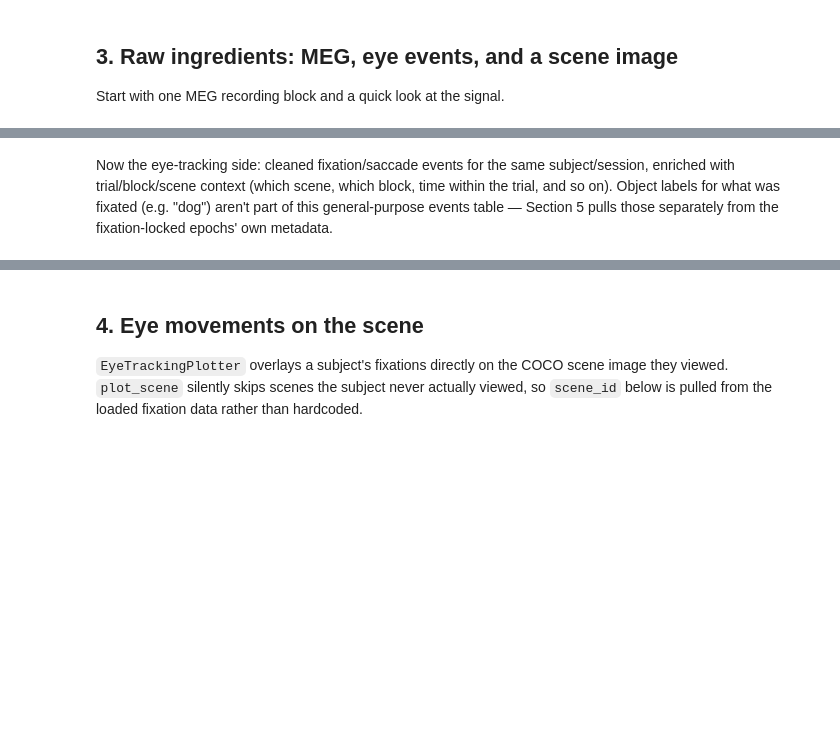
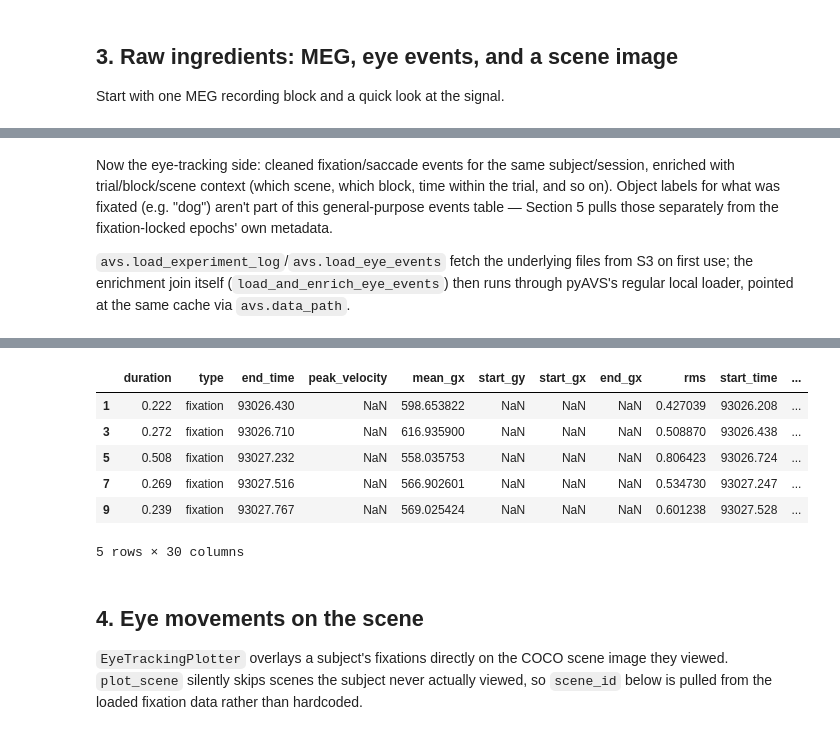
Before and after one commit to KietzmannLab/pyavs, a Jupyter notebook: examples/pyavs_colab_quickstart.ipynb, the cells around one changed output, grey strips where cells are left out. Drawn from its saved outputs; the diff is of its cells as text; code cells hidden in the pictures; blank space fills up the shorter version.

```diff
--- a/examples/pyavs_colab_quickstart.ipynb
+++ b/examples/pyavs_colab_quickstart.ipynb
@@ -89,6 +42,0 @@ done
-# %%
-import pyavs
-
-pyavs.set_data_path(str(DATA_DIR))
-
-pyavs.check_data_availability(subject_id=1, session=1)
@@ -102,5 +45,5 @@ ModuleNotFoundError: No module named 'torch'
 
 Start with one MEG recording block and a quick look at the signal.
 # %%
-raw = pyavs.load_meg_raw(subject_id=1, session=1, run=1, data_path=str(DATA_DIR), preload=True, verbose=True)
+raw = avs.load_meg_raw(subject_id=1, session=1, run=1, preload=True, verbose=True)
 raw
@@ -112,9 +88,17 @@ enriched with trial/block/scene context (which scene, which block, time within t
 and so on). Object labels for what was fixated (e.g. "dog") aren't part of this
 general-purpose events table — Section 5 pulls those separately from the fixation-locked
 epochs' own metadata.
+
+`avs.load_experiment_log`/`avs.load_eye_events` fetch the underlying files from S3 on first
+use; the enrichment join itself (`load_and_enrich_eye_events`) then runs through pyAVS's
+regular local loader, pointed at the same cache via `avs.data_path`.
 # %%
-explog_df, events_df = pyavs.load_and_enrich_eye_events(subjects=[1], sessions=[1], data_path=str(DATA_DIR))
+avs.load_experiment_log(subject_id=1, session=1)
+avs.load_eye_events(subject_id=1, session=1)
+
+explog_df, events_df = pyavs.load_and_enrich_eye_events(subjects=[1], sessions=[1], data_path=avs.data_path)
 
 fixations = events_df[(events_df["type"] == "fixation") & (events_df["recording"] == "scene")]
 print(f"{len(fixations)} scene-viewing fixations, on {fixations['sceneID'].nunique()} distinct scenes")
 fixations.head()
+# %% [output]
@@ -121,3 +113,10 @@ fixations.head()
+|  | duration | type | end_time | peak_velocity | mean_gx | start_gy | start_gx | end_gx | rms | start_time | ... |
+| 1 | 0.222 | fixation | 93026.430 | NaN | 598.653822 | NaN | NaN | NaN | 0.427039 | 93026.208 | ... |
+| 3 | 0.272 | fixation | 93026.710 | NaN | 616.935900 | NaN | NaN | NaN | 0.508870 | 93026.438 | ... |
+| 5 | 0.508 | fixation | 93027.232 | NaN | 558.035753 | NaN | NaN | NaN | 0.806423 | 93026.724 | ... |
+| 7 | 0.269 | fixation | 93027.516 | NaN | 566.902601 | NaN | NaN | NaN | 0.534730 | 93027.247 | ... |
+| 9 | 0.239 | fixation | 93027.767 | NaN | 569.025424 | NaN | NaN | NaN | 0.601238 | 93027.528 | ... |
+5 rows × 30 columns
 # %% [markdown]
 ## 4. Eye movements on the scene
 
```
Also changed, not shown: parts of 13 cells of this notebook, 9 other files.
